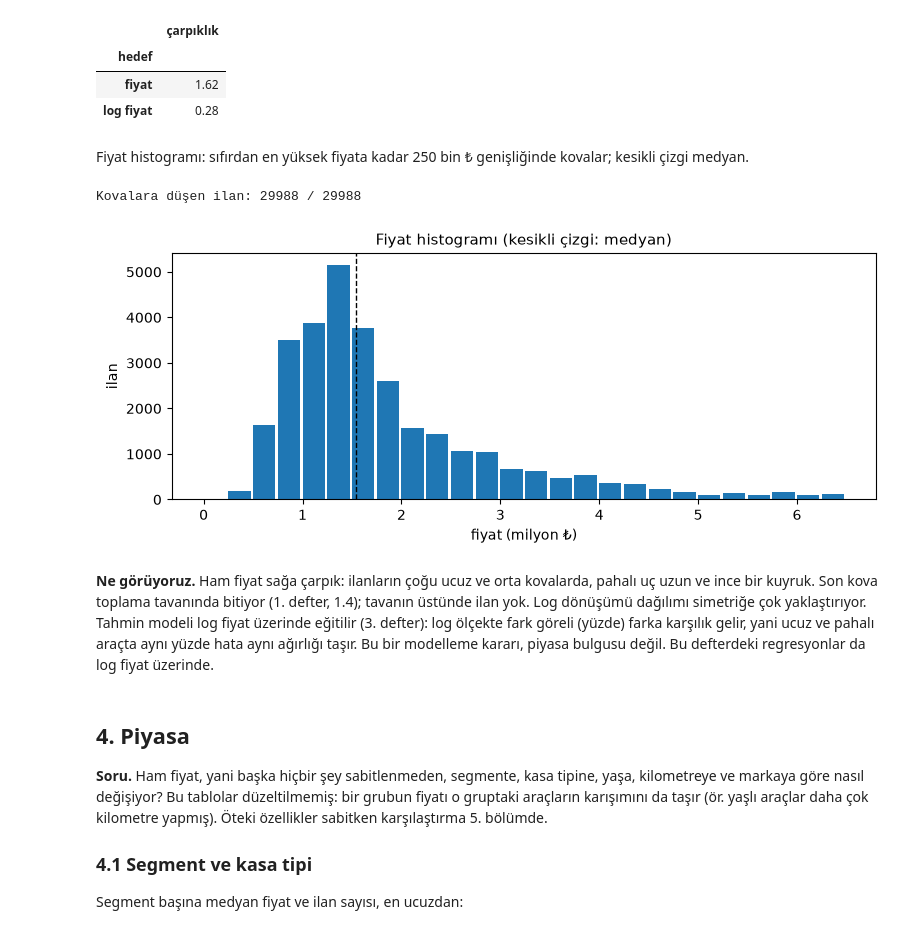
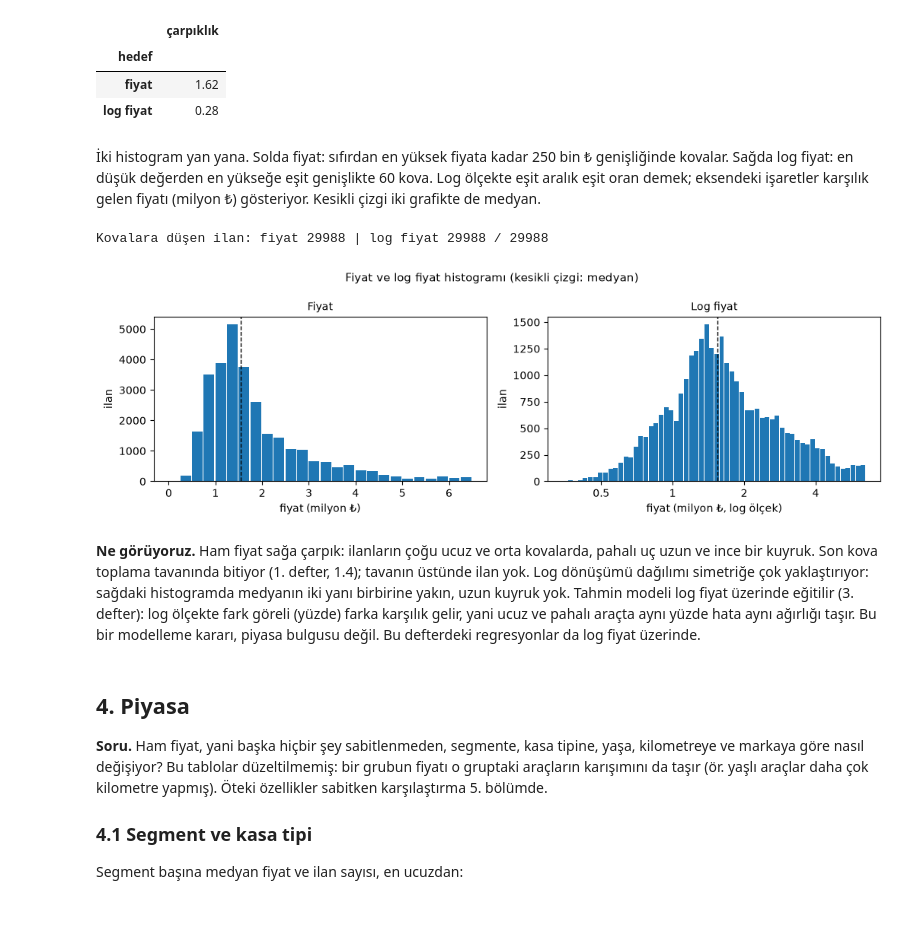
Before and after one commit to sadik-coban/car-price-prediction-pipeline, a Jupyter notebook: notebooks/2_what_drives_price.ipynb, the cells around one changed output. Saved outputs shown, nothing was run; the diff lists cells and outputs as text; code cells hidden in the pictures.

```diff
--- a/notebooks/2_what_drives_price.ipynb
+++ b/notebooks/2_what_drives_price.ipynb
@@ -60,7 +60,9 @@ Defter 1. defterin kurduğu ilan tablosuyla çalışır: her ilanın en son tara
 büyük), tahmin modelinin kolonları `data.add_features` ile eklenmiş. Satırların nasıl seçildiği ve kolonların nasıl
 türetildiği 1. defterde.
 # %%
-listings = data.add_features(data.load_rows())
+SEED = 42   # defterin rastgele adımlarının (karıştırma, KMeans) tohumu
+rows_raw = data.load_rows()
+listings = data.add_features(rows_raw)
 print("İlanlar (satır, kolon):", listings.shape)
 # %% [output]
 İlanlar (satır, kolon): (29988, 133)
@@ -328,29 +347,40 @@ skewness.round(2).rename({"price": "fiyat", "log_price": "log fiyat"}).rename_ax
 | fiyat | 1.62 |
 | log fiyat | 0.28 |
 # %% [markdown]
-Fiyat histogramı: sıfırdan en yüksek fiyata kadar 250 bin ₺ genişliğinde kovalar; kesikli çizgi medyan.
+İki histogram yan yana. Solda fiyat: sıfırdan en yüksek fiyata kadar 250 bin ₺ genişliğinde kovalar. Sağda log
+fiyat: en düşük değerden en yükseğe eşit genişlikte 60 kova. Log ölçekte eşit aralık eşit oran demek; eksendeki
+işaretler karşılık gelen fiyatı (milyon ₺) gösteriyor. Kesikli çizgi iki grafikte de medyan.
 # %%
-BIN = 250_000
+BIN, LOG_BINS = 250_000, 60
+LOG_TICKS = [0.5, 1, 2, 4]   # log fiyat ekseninde gösterilen fiyatlar (milyon ₺)
 edges = np.arange(0, price.max() + BIN, BIN)
 counts, _ = np.histogram(price, bins=edges)
-print("Kovalara düşen ilan:", counts.sum(), "/", len(price))
+log_counts, log_edges = np.histogram(np.log1p(price), bins=LOG_BINS)
+print("Kovalara düşen ilan: fiyat", counts.sum(), "| log fiyat", log_counts.sum(), "/", len(price))
 
-fig, ax = plt.subplots(figsize=(8, 3.4))
-ax.bar(edges[:-1] / 1e6, counts, width=0.9 * BIN / 1e6, align="edge")
-ax.axvline(price.median() / 1e6, color="black", ls="--", lw=1)
-ax.set(xlabel="fiyat (milyon ₺)", ylabel="ilan")
-ax.set_title("Fiyat histogramı (kesikli çizgi: medyan)", fontsize=11)
+fig, axes = plt.subplots(1, 2, figsize=(10.5, 3.4))
+axes[0].bar(edges[:-1] / 1e6, counts, width=0.9 * BIN / 1e6, align="edge")
+axes[0].axvline(price.median() / 1e6, color="black", ls="--", lw=1)
+axes[0].set(xlabel="fiyat (milyon ₺)", ylabel="ilan")
+axes[0].set_title("Fiyat", fontsize=10)
+axes[1].bar(log_edges[:-1], log_counts, width=0.9 * np.diff(log_edges), align="edge")
+axes[1].axvline(np.log1p(price.median()), color="black", ls="--", lw=1)
+axes[1].set_xticks(np.log1p(np.array(LOG_TICKS) * 1e6), [f"{tick:g}" for tick in LOG_TICKS])
+axes[1].set(xlabel="fiyat (milyon ₺, log ölçek)", ylabel="ilan")
+axes[1].set_title("Log fiyat", fontsize=10)
+fig.suptitle("Fiyat ve log fiyat histogramı (kesikli çizgi: medyan)", fontsize=11)
 fig.tight_layout()
 plt.show()
 # %% [output]
-Kovalara düşen ilan: 29988 / 29988
+Kovalara düşen ilan: fiyat 29988 | log fiyat 29988 / 29988
-[figure, old version]
+[figure, new version]
 # %% [markdown]
 **Ne görüyoruz.** Ham fiyat sağa çarpık: ilanların çoğu ucuz ve orta kovalarda, pahalı uç uzun ve ince bir kuyruk.
 Son kova toplama tavanında bitiyor (1. defter, 1.4); tavanın üstünde ilan yok. Log dönüşümü dağılımı simetriğe çok
-yaklaştırıyor. Tahmin modeli log fiyat üzerinde eğitilir (3. defter): log ölçekte fark göreli (yüzde) farka karşılık
-gelir, yani ucuz ve pahalı araçta aynı yüzde hata aynı ağırlığı taşır. Bu bir modelleme kararı, piyasa bulgusu değil.
-Bu defterdeki regresyonlar da log fiyat üzerinde.
+yaklaştırıyor: sağdaki histogramda medyanın iki yanı birbirine yakın, uzun kuyruk yok. Tahmin modeli log fiyat
+üzerinde eğitilir (3. defter): log ölçekte fark göreli (yüzde) farka karşılık gelir, yani ucuz ve pahalı araçta aynı
+yüzde hata aynı ağırlığı taşır. Bu bir modelleme kararı, piyasa bulgusu değil. Bu defterdeki regresyonlar da log
+fiyat üzerinde.
 # %% [markdown]
 ## 4. Piyasa
 
```
Also changed, not shown: parts of 72 cells of this notebook, 2 other files.
